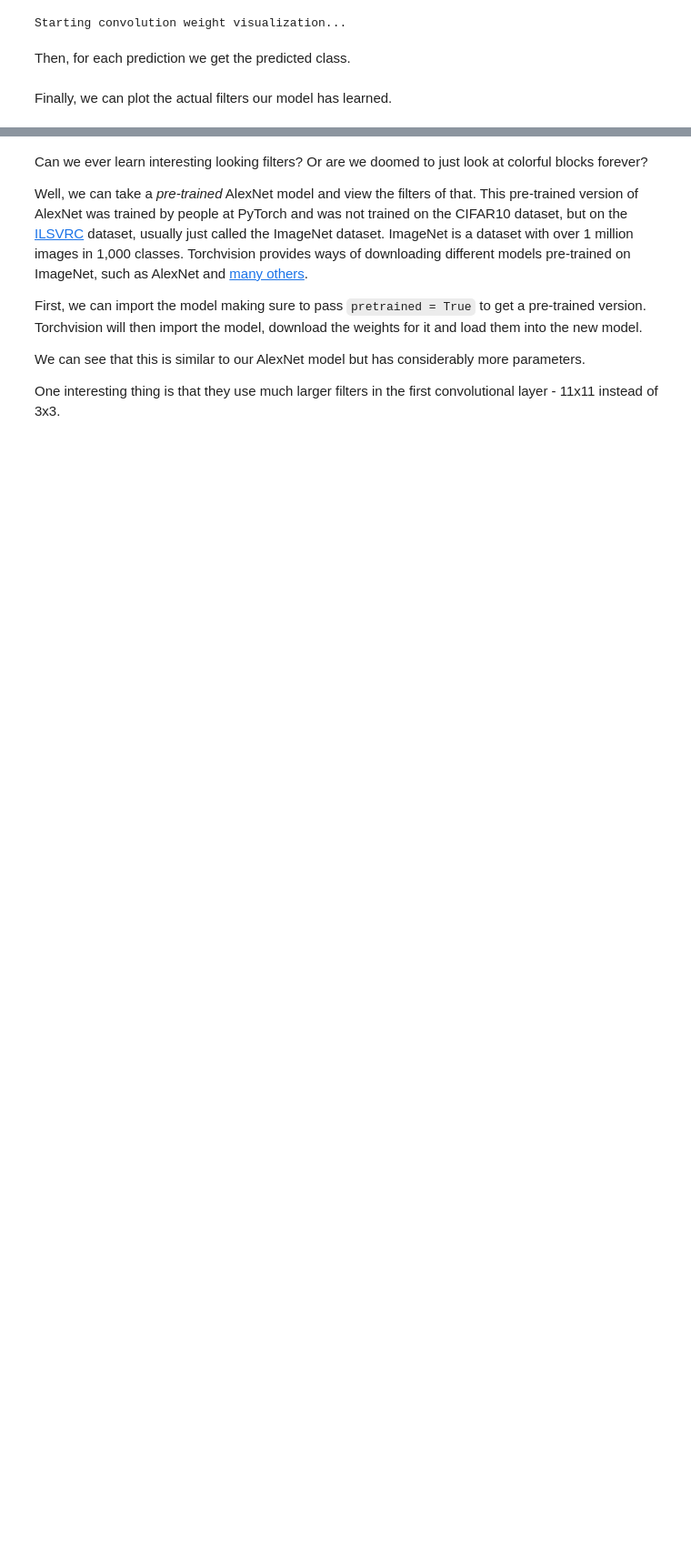
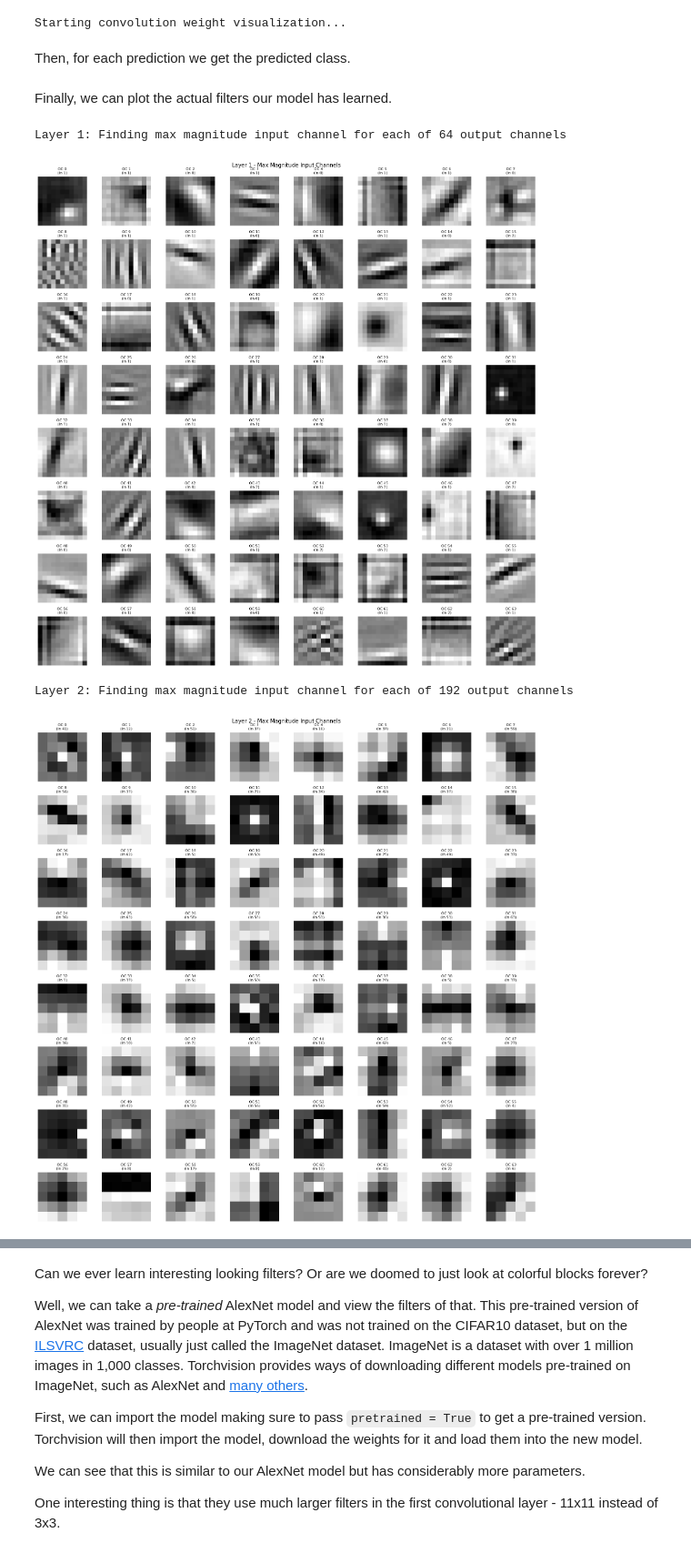
Before and after one commit to snowflake-Zhao/img_nn_ess, a Jupyter notebook: 4_alexnet.ipynb, the cells around one changed output, grey strips where cells are left out. Shown at 91% size. Saved outputs shown, nothing was run; the diff lists cells and outputs as text; code cells hidden in the pictures; blank space fills up the shorter version.

```diff
--- a/4_alexnet.ipynb
+++ b/4_alexnet.ipynb
@@ -849,3 +847,75 @@ Then, for each prediction we get the predicted class.
 pred_labels = torch.argmax(probs, 1)
 # %% [markdown]
 Finally, we can plot the actual filters our model has learned.
+# %%
+def visualize_max_magnitude_conv_weights(model, layer_idx=None, max_out_channels=None):
+    """
+    Visualizes the weights of convolutional layers by finding the input channel
+    with the maximum magnitude (L2 norm) for each output channel and plotting it.
+
+    Args:
+        model: The trained AlexNet model.
+        layer_idx: Index of the convolutional layer to visualize (0-indexed). If None, all layers are processed.
+        max_out_channels: Maximum number of output channels to visualize per layer.
+                          If None, all output channels are visualized.
+    """
+    conv_layers = [module for module in model.features if isinstance(module, nn.Conv2d)]
+
+    # If a specific layer is requested, only use that one
+    layers_to_visualize = [conv_layers[layer_idx]] if layer_idx is not None else conv_layers
+
+    for i, layer in enumerate(layers_to_visualize):
+        weights = layer.weight.data.cpu()
+        out_c, in_c, h, w = weights.shape
+
+        actual_layer_idx = layer_idx + 1 if layer_idx is not None else i + 1
+        print(f"Layer {actual_layer_idx}: Finding max magnitude input channel for each of {out_c} output channels")
+
+        # Determine which output channels to visualize
+        num_out = max_out_channels if max_out_channels is not None else out_c
+        num_out = min(num_out, out_c)
+
+        # Grid layout for output channels: 8 per row
+        cols = 8
+        rows = (num_out + cols - 1) // cols
+        fig, axes = plt.subplots(rows, cols, figsize=(cols * 2, rows * 2), squeeze=False)
+
+        for oc in range(num_out):
+            r = oc // cols
+            c = oc % cols
+            ax = axes[r, c]
+
+            # Calculate magnitudes (L2 norm) for all input channels of this output channel
+            # weights[oc] shape: (in_c, h, w)
+            magnitudes = torch.norm(weights[oc], p=2, dim=(1, 2))
+            max_ic = torch.argmax(magnitudes).item()
+
+            # Get the filter slice for the max magnitude input channel
+            best_filter = weights[oc, max_ic].numpy()
+
+            # Normalize for visualization
+            w_min, w_max = best_filter.min(), best_filter.max()
+            best_filter = (best_filter - w_min) / (w_max - w_min + 1e-5)
+
+            ax.imshow(best_filter, cmap='gray')
+            ax.set_title(f'OC {oc}\n(In {max_ic})', fontsize=8)
+            ax.axis('off')
+
+        # Hide unused axes in the grid
+        for r in range(rows):
+            for c in range(cols):
+                if r * cols + c >= num_out:
+                    axes[r, c].axis('off')
+
+        plt.suptitle(f'Layer {actual_layer_idx} - Max Magnitude Input Channels')
+        plt.tight_layout()
+        plt.show()
+
+# Visualizing the first 64 output channels of each layer to maintain notebook stability.
+# Set max_out_channels=None to visualize EVERY output channel as requested.
+visualize_max_magnitude_conv_weights(model, max_out_channels=64)
+# %% [output]
+Layer 1: Finding max magnitude input channel for each of 64 output channels
+[figure, added]
+Layer 2: Finding max magnitude input channel for each of 192 output channels
+[figure, added]
```
Also changed, not shown: parts of 9 cells of this notebook, 3 other files.
